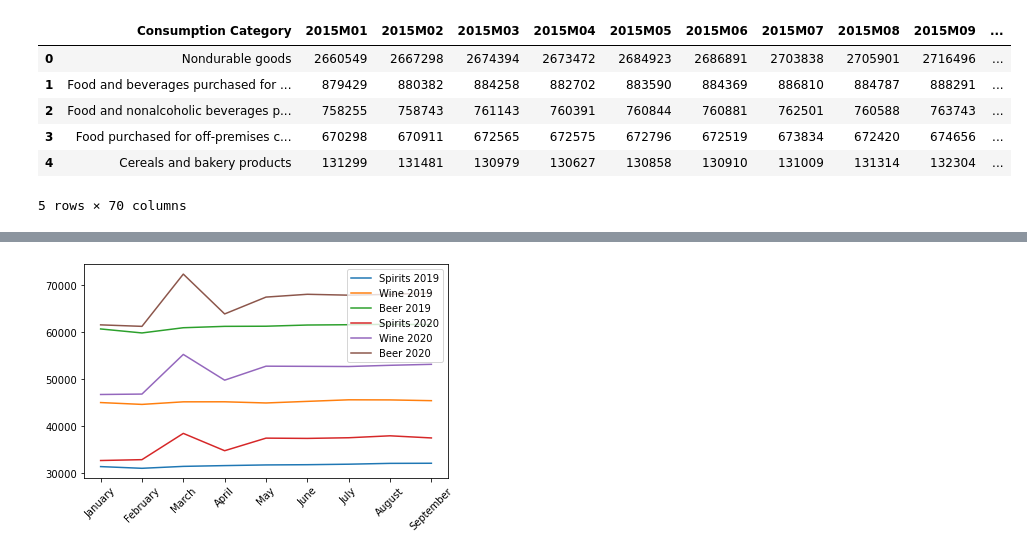
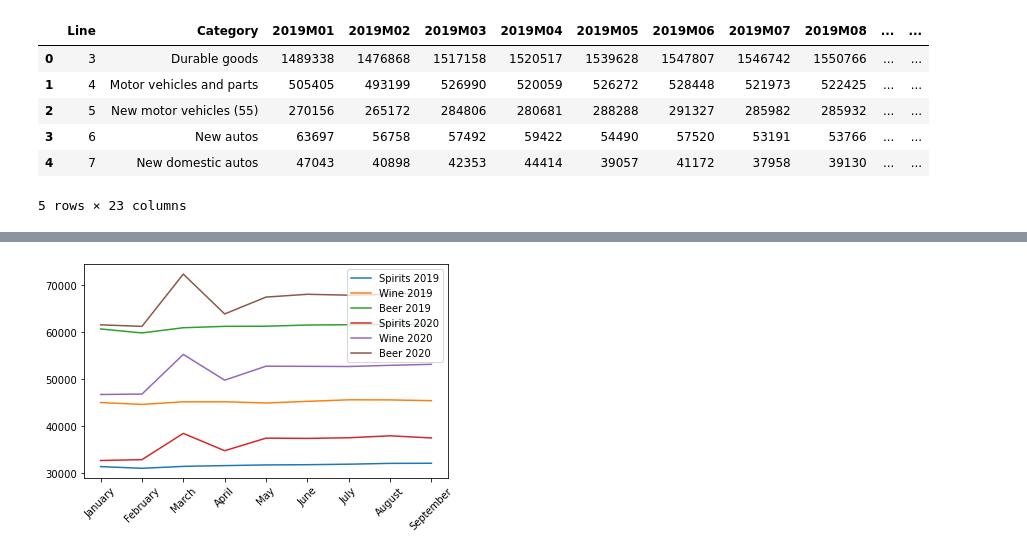
Before and after one commit to staceywai/bootcamp-project, a Jupyter notebook: Siara-Analysis.ipynb, the cells around one changed output, grey strips where cells are left out. Drawn from its saved outputs; the diff is of its cells as text; code cells hidden in the pictures.

```diff
--- a/Siara-Analysis.ipynb
+++ b/Siara-Analysis.ipynb
@@ -9,17 +9,20 @@ from pprint import pprint
 # %%
 data_20406 = pd.read_csv('Resources/U20406.csv')
 data_20306 = pd.read_csv('Resources/U20306.csv')
 nondurable = pd.read_csv('Resources/nondurable_no_commas.csv')
+durable = pd.read_csv('Resources/Durable-no-commas.csv')
 # Remove white space from the left of the category names
 nondurable['Consumption Category '] = nondurable['Consumption Category '].str.lstrip()
+durable['Category'] = durable['Category'].str.lstrip()
 # Display table
-nondurable.head()
+#nondurable.head()
+durable.head()
 # %% [output]
-|  | Consumption Category | 2015M01 | 2015M02 | 2015M03 | 2015M04 | 2015M05 | 2015M06 | 2015M07 | 2015M08 | 2015M09 | ... |
-| 0 | Nondurable goods | 2660549 | 2667298 | 2674394 | 2673472 | 2684923 | 2686891 | 2703838 | 2705901 | 2716496 | ... |
-| 1 | Food and beverages purchased for ... | 879429 | 880382 | 884258 | 882702 | 883590 | 884369 | 886810 | 884787 | 888291 | ... |
-| 2 | Food and nonalcoholic beverages p... | 758255 | 758743 | 761143 | 760391 | 760844 | 760881 | 762501 | 760588 | 763743 | ... |
-| 3 | Food purchased for off-premises c... | 670298 | 670911 | 672565 | 672575 | 672796 | 672519 | 673834 | 672420 | 674656 | ... |
-| 4 | Cereals and bakery products | 131299 | 131481 | 130979 | 130627 | 130858 | 130910 | 131009 | 131314 | 132304 | ... |
+|  | Line | Category | 2019M01 | 2019M02 | 2019M03 | 2019M04 | 2019M05 | 2019M06 | 2019M07 | 2019M08 | ... | ... |
+| 0 | 3 | Durable goods | 1489338 | 1476868 | 1517158 | 1520517 | 1539628 | 1547807 | 1546742 | 1550766 | ... | ... |
+| 1 | 4 | Motor vehicles and parts | 505405 | 493199 | 526990 | 520059 | 526272 | 528448 | 521973 | 522425 | ... | ... |
+| 2 | 5 | New motor vehicles (55) | 270156 | 265172 | 284806 | 280681 | 288288 | 291327 | 285982 | 285932 | ... | ... |
+| 3 | 6 | New autos | 63697 | 56758 | 57492 | 59422 | 54490 | 57520 | 53191 | 53766 | ... | ... |
+| 4 | 7 | New domestic autos | 47043 | 40898 | 42353 | 44414 | 39057 | 41172 | 37958 | 39130 | ... | ... |
-5 rows × 70 columns
+5 rows × 23 columns
 # %%
```
Also changed, not shown: parts of 3 cells of this notebook, 1 other file.
